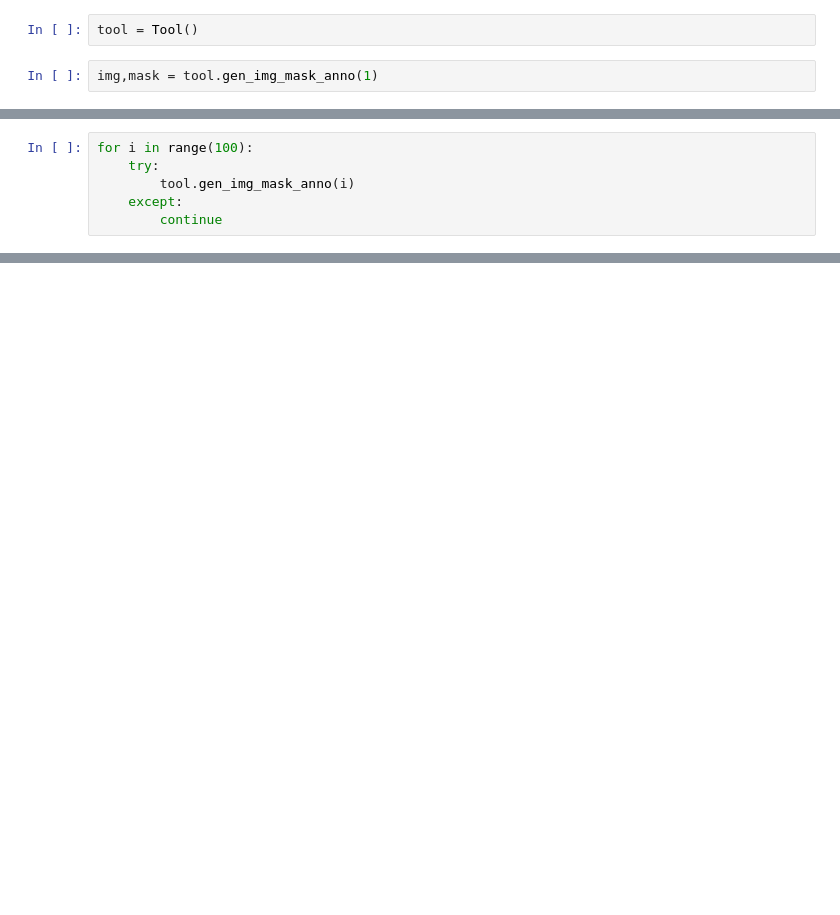
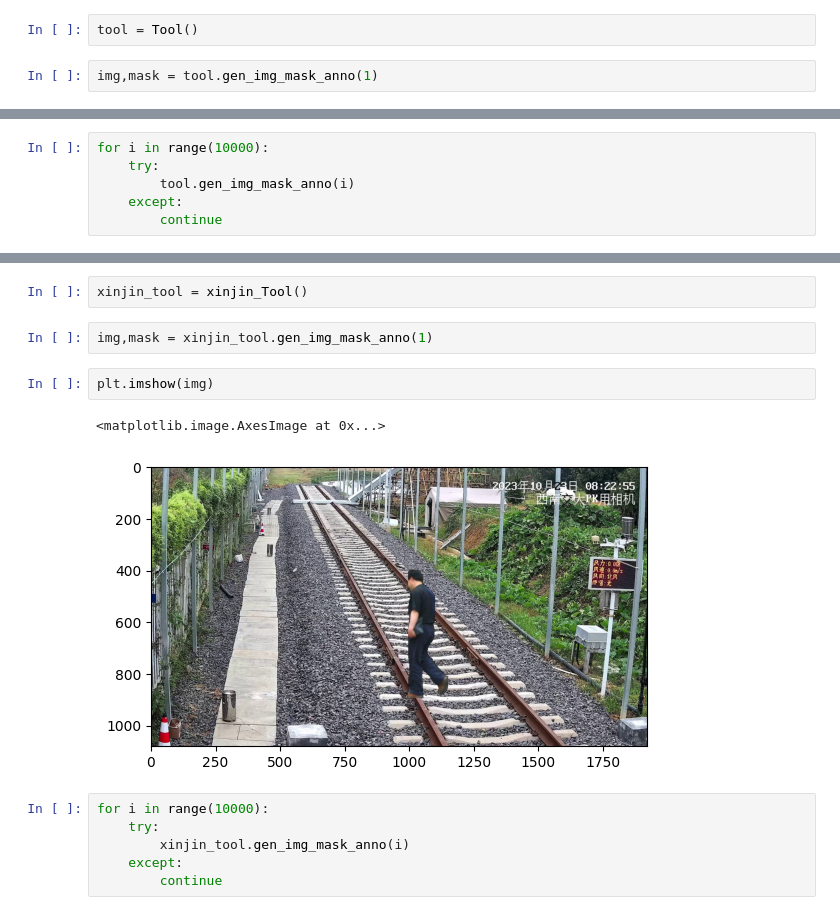
Before and after one commit to guoqiushi/SynRailObs, a Jupyter notebook: gen.ipynb, the cells around one changed output, grey strips where cells are left out. Cells and saved outputs as stored; diff of their text form; blank space fills up the shorter version.

```diff
--- a/gen.ipynb
+++ b/gen.ipynb
@@ -73,5 +75,5 @@ plt.imshow(mask)
 # %%
-for i in range(100):
+for i in range(10000):
     try:
         tool.gen_img_mask_anno(i)
     except:
@@ -78,0 +132,15 @@ for i in range(100):
+# %%
+xinjin_tool = xinjin_Tool()
+# %%
+img,mask = xinjin_tool.gen_img_mask_anno(1)
+# %%
+plt.imshow(img)
+# %% [output]
+<matplotlib.image.AxesImage at 0x...>
+[figure, added]
+# %%
+for i in range(10000):
+    try:
+        xinjin_tool.gen_img_mask_anno(i)
+    except:
+        continue
```
Also changed, not shown: parts of 4 cells of this notebook.
